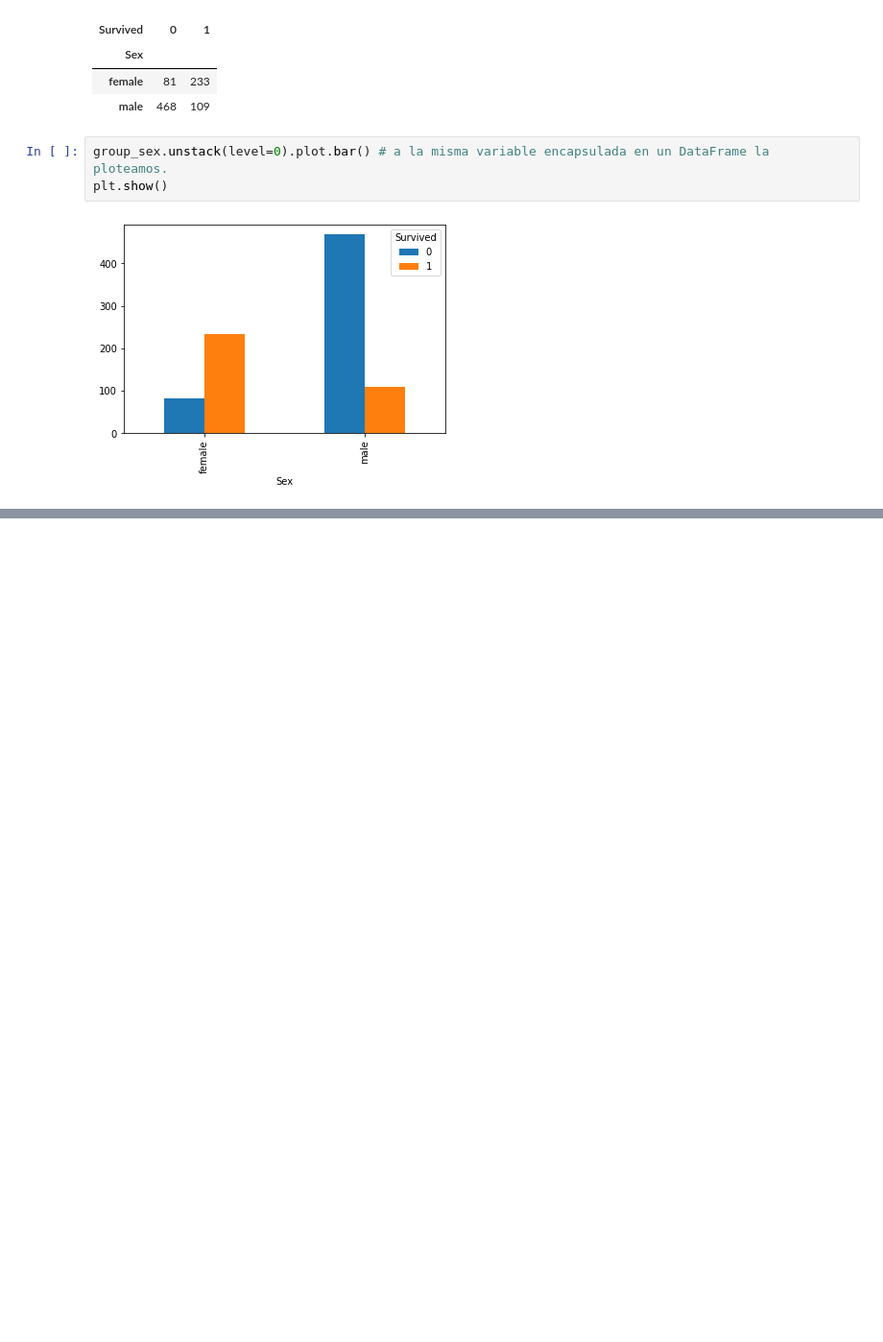
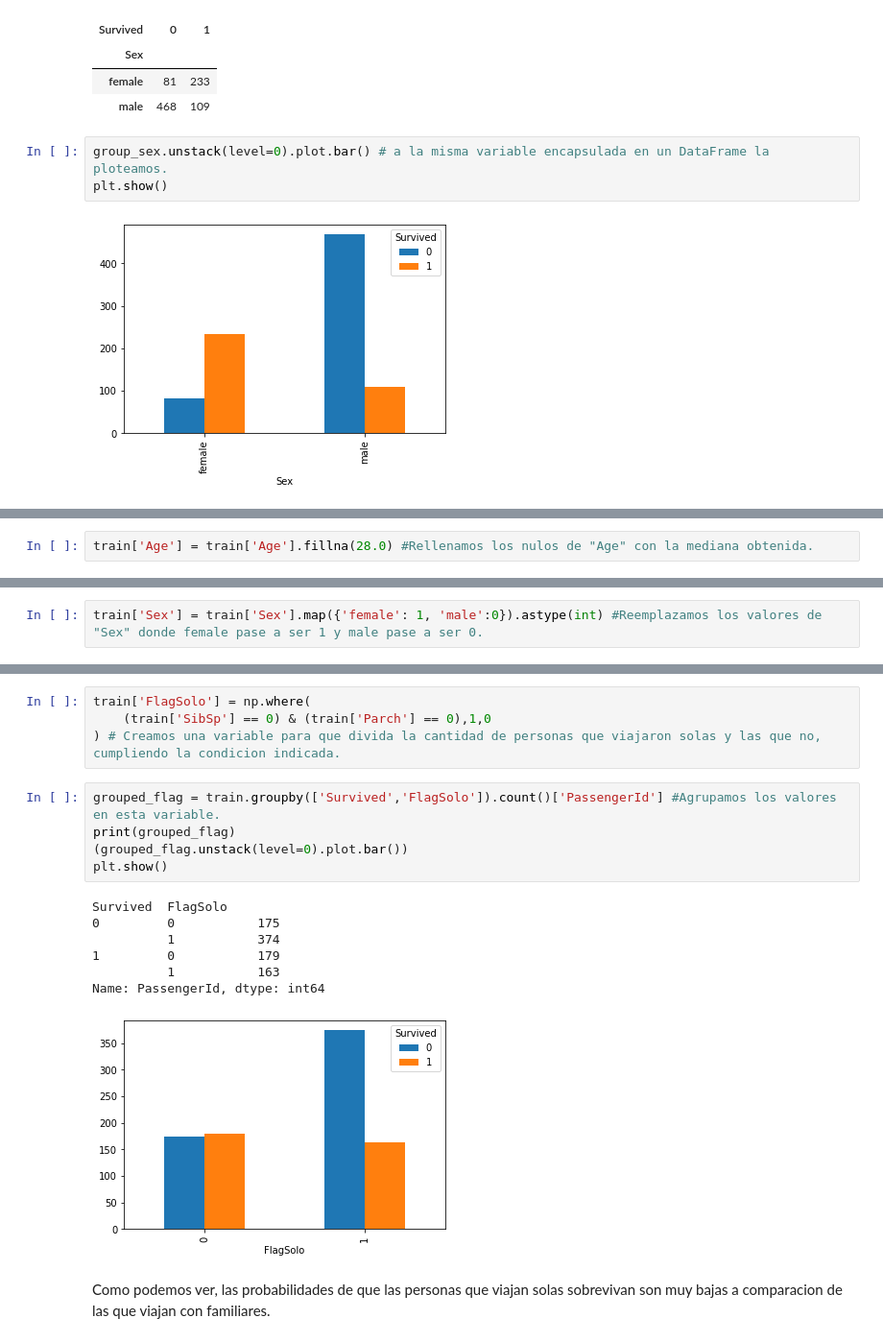
Before and after one commit to Natanael20098/Proyecto-Titanic, a Jupyter notebook: Analisis-titanic.ipynb, the cells around one changed output, grey strips where cells are left out. Shown at 96% size. Saved outputs shown, nothing was run; the diff lists cells and outputs as text; blank space fills up the shorter version.

```diff
--- a/Analisis-titanic.ipynb
+++ b/Analisis-titanic.ipynb
@@ -122,0 +155,2 @@ plt.show()
+# %%
+train['Age'] = train['Age'].fillna(28.0) #Rellenamos los nulos de "Age" con la mediana obtenida.
@@ -122,0 +171,2 @@ plt.show()
+# %%
+train['Sex'] = train['Sex'].map({'female': 1, 'male':0}).astype(int) #Reemplazamos los valores de "Sex" donde female pase a ser 1 y male pase a ser 0.
@@ -122,0 +180,19 @@ plt.show()
+# %%
+train['FlagSolo'] = np.where(
+    (train['SibSp'] == 0) & (train['Parch'] == 0),1,0
+) # Creamos una variable para que divida la cantidad de personas que viajaron solas y las que no, cumpliendo la condicion indicada.
+# %%
+grouped_flag = train.groupby(['Survived','FlagSolo']).count()['PassengerId'] #Agrupamos los valores en esta variable.
+print(grouped_flag)
+(grouped_flag.unstack(level=0).plot.bar())
+plt.show()
+# %% [output]
+Survived  FlagSolo
+0         0           175
+          1           374
+1         0           179
+          1           163
+Name: PassengerId, dtype: int64
+[figure, added]
+# %% [markdown]
+Como podemos ver, las probabilidades de que las personas que viajan solas sobrevivan son muy bajas a comparacion de las que viajan con familiares.
```
Also changed, not shown: parts of 9 cells of this notebook.
